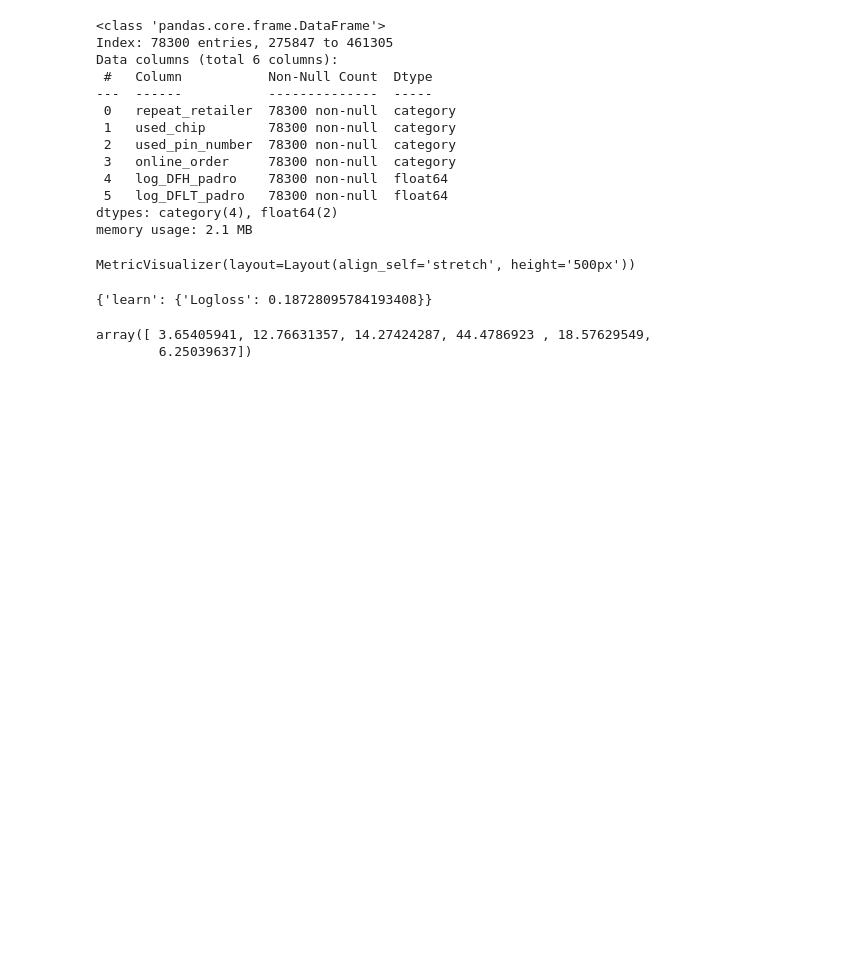
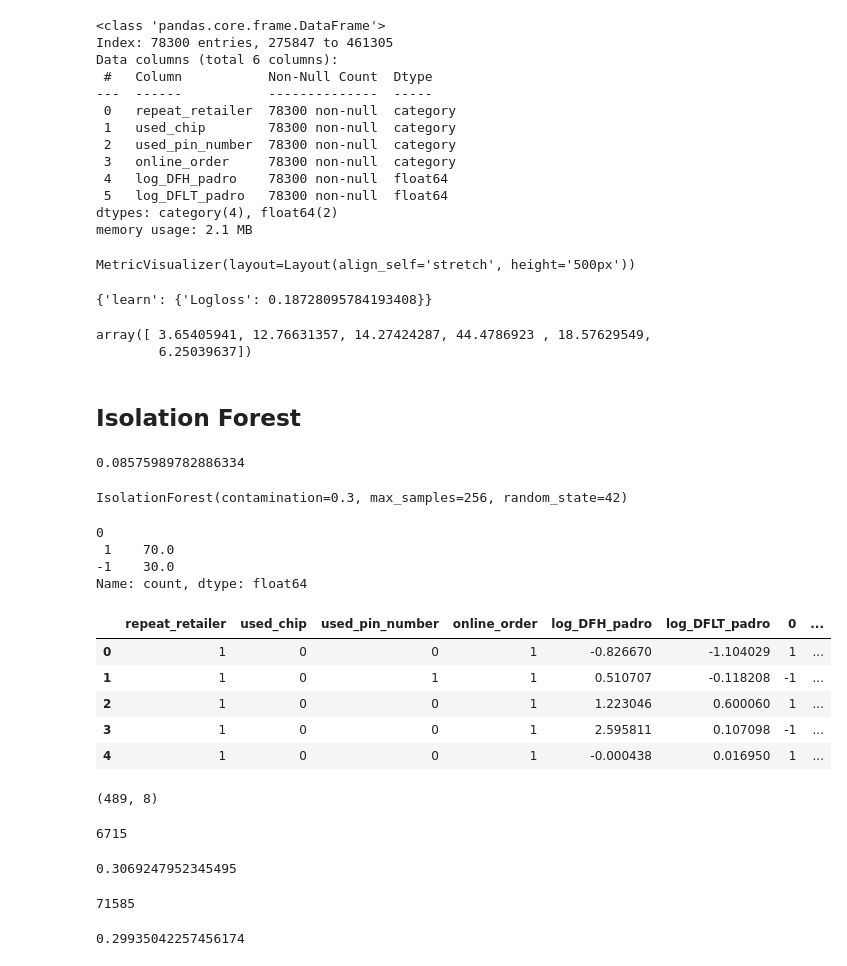
Before and after one commit to HugoCalegari/Estudo_Fraude_CC, a Jupyter notebook: vFraude_CC/4.Modelagem/1.Modelos.ipynb, the cells around one changed output. Cells and saved outputs as stored; diff of their text form; code cells hidden in the pictures; blank space fills up the shorter version.

Commit message:
[Add] Adiciona Isolation Forest

```diff
--- a/vFraude_CC/4.Modelagem/1.Modelos.ipynb
+++ b/vFraude_CC/4.Modelagem/1.Modelos.ipynb
@@ -698,3 +698,68 @@ if __name__ == '__main__':
 
         signature = infer_signature(X_treino, clf.predict_proba(X_treino))
         mlflow.sklearn.log_model(clf, signature=signature, artifact_path='modelo')
+# %% [markdown]
+## Isolation Forest
+# %%
+# Expectativa de 8%~9% de contaminação
+
+y_treino.mean()
+# %% [output]
+0.08575989782886334
+# %%
+n_estimators = 100      # Número de árvores na floresta
+contamination = 0.3    # Proporção de amostras esperadas como anomalias
+sample_size = 256       # Número de amostras usadas para treinar cada árvore
+
+iso_forest = IsolationForest(n_estimators=n_estimators,
+                            contamination=contamination,
+                            max_samples=sample_size,
+                            random_state=42)
+iso_forest.fit(X_treino)
+# %% [output]
+IsolationForest(contamination=0.3, max_samples=256, random_state=42)
+# %%
+pd.DataFrame(iso_forest.predict(X_treino)).value_counts()/len(y_treino)*100
+# %% [output]
+0
+ 1    70.0
+-1    30.0
+Name: count, dtype: float64
+# %%
+treino_Aux = pd.concat([X_treino.reset_index(drop=True), pd.DataFrame(iso_forest.predict(X_treino)).reset_index(drop=True), pd.Series(y_treino).reset_index(drop=True)], axis=1)
+treino_Aux.head()
+# %% [output]
+|  | repeat_retailer | used_chip | used_pin_number | online_order | log_DFH_padro | log_DFLT_padro | 0 | ... |
+| 0 | 1 | 0 | 0 | 1 | -0.826670 | -1.104029 | 1 | ... |
+| 1 | 1 | 0 | 1 | 1 | 0.510707 | -0.118208 | -1 | ... |
+| 2 | 1 | 0 | 0 | 1 | 1.223046 | 0.600060 | 1 | ... |
+| 3 | 1 | 0 | 0 | 1 | 2.595811 | 0.107098 | -1 | ... |
+| 4 | 1 | 0 | 0 | 1 | -0.000438 | 0.016950 | 1 | ... |
+# %%
+treino_Aux[treino_Aux['fraud'] == 1][treino_Aux[treino_Aux['fraud'] == 1][0] == -1].shape
+# %% [output]
+(489, 8)
+# %%
+# Todas as transções fraudulentas
+
+treino_Aux[treino_Aux['fraud'] == 1].shape[0]
+# %% [output]
+6715
+# %%
+# Percentual de acerto das transações fraudulentas
+
+treino_Aux[treino_Aux['fraud'] == 1][treino_Aux[treino_Aux['fraud'] == 1][0] == -1].shape[0]/treino_Aux[treino_Aux['fraud'] == 1].shape[0]
+# %% [output]
+0.3069247952345495
+# %%
+# Transações não fraudulentas
+
+treino_Aux[treino_Aux['fraud'] == 0].shape[0]
+# %% [output]
+71585
+# %%
+# Percentual de erro das transações fraudulentas (Falso positivo)
+
+treino_Aux[treino_Aux['fraud'] == 0][treino_Aux[treino_Aux['fraud'] == 0][0] == -1].shape[0]/treino_Aux[treino_Aux['fraud'] == 0].shape[0]
+# %% [output]
+0.29935042257456174
```
Also changed, not shown: parts of 1 cell of this notebook.
